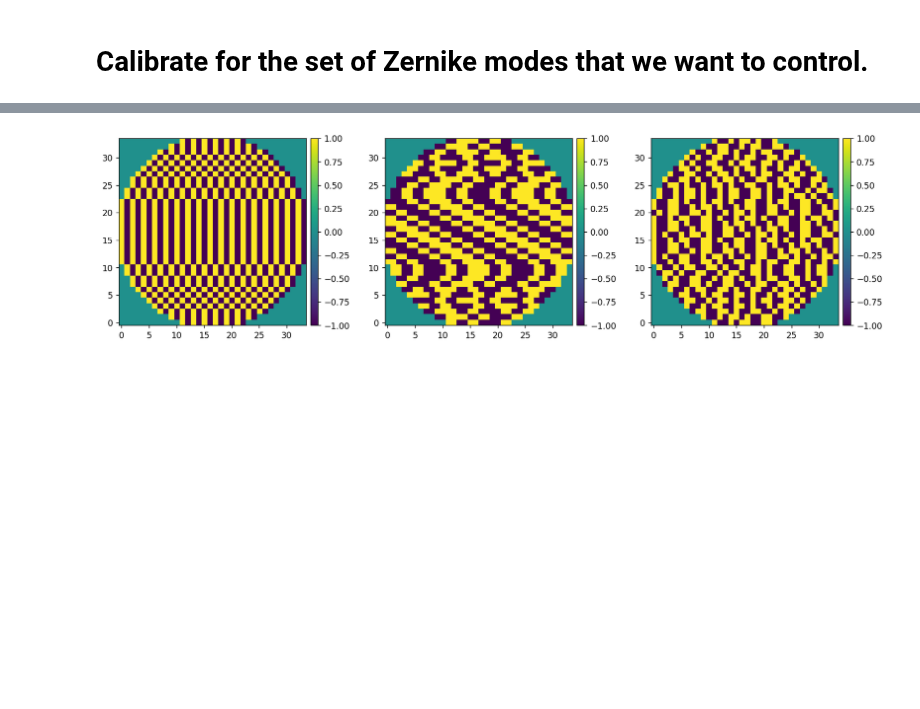
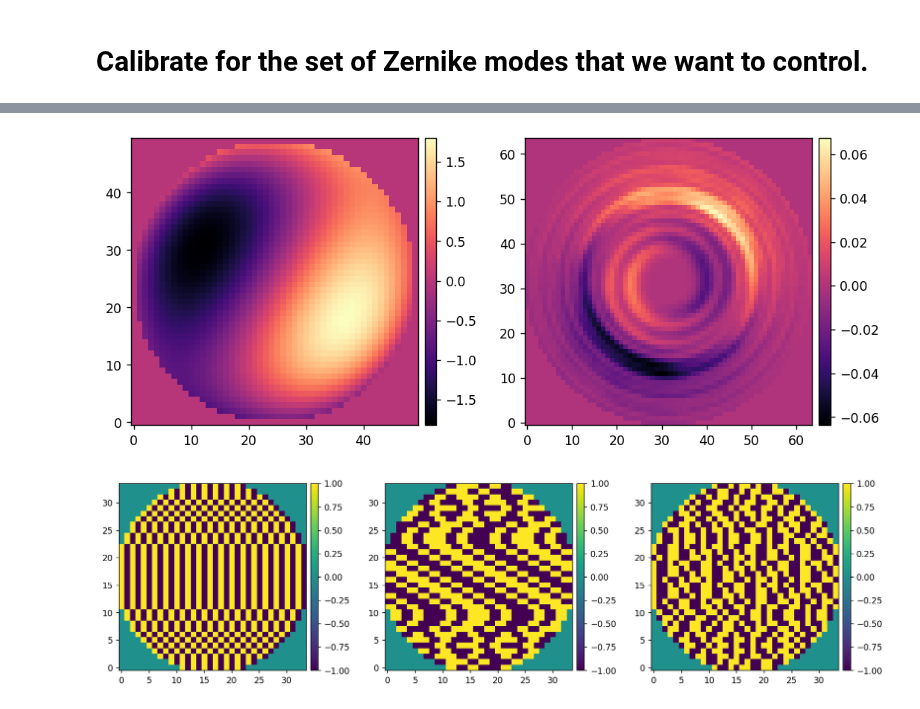
Before and after one commit to uasal/lina, a Jupyter notebook: notebooks/rt-sims/run_llowfsc.ipynb, the cells around one changed output, grey strips where cells are left out. Saved outputs shown, nothing was run; the diff lists cells and outputs as text; code cells hidden in the pictures; blank space fills up the shorter version.

```diff
--- a/notebooks/rt-sims/run_llowfsc.ipynb
+++ b/notebooks/rt-sims/run_llowfsc.ipynb
@@ -176,3 +184,25 @@ Calibrated mode 6/10 in 14.938s
+# %%
+reload(utils)
+P, U, s, Vt = utils.tikhonov_inverse(zer_rm, 0, return_all=1, return_np=1)
+
+dm_modes = np.zeros((Nmodes, Nact, Nact))
+wfs_modes = np.zeros((Nmodes, Ncamlo, Ncamlo))
+for i in range(Nmodes):
+    dm_modes[i, dm_mask] = Vt.dot(dm_zernike_modes[:, dm_mask])[i]
+    # dm_modes[i, dm_mask] = Vt.T.dot(dm_zernike_modes[:, dm_mask])[i]
+    wfs_modes[i, wfs_mask] = U.T[i]
+
+# dm_modes = Vt.dot(dm_zernike_modes[:, dm_mask])
+# wfs_modes = U.T
+
+# dm_modes.shape
+
+i = 0
+utils.imshow(
+    [dm_modes[i], wfs_modes[i]]
+)
+# %% [output]
+[figure, added]
 # %%
 reload(utils)
 P = utils.tikhonov_inverse(zer_rm, 0, return_np=1)
```
Also changed, not shown: parts of 16 cells of this notebook, 2 other files.
